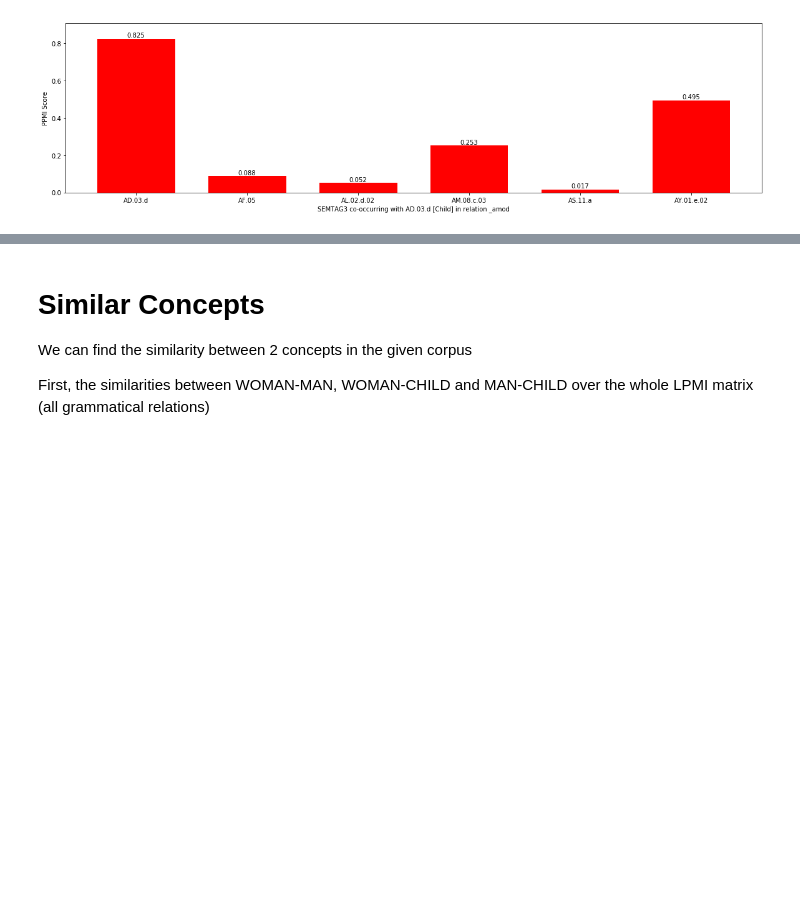
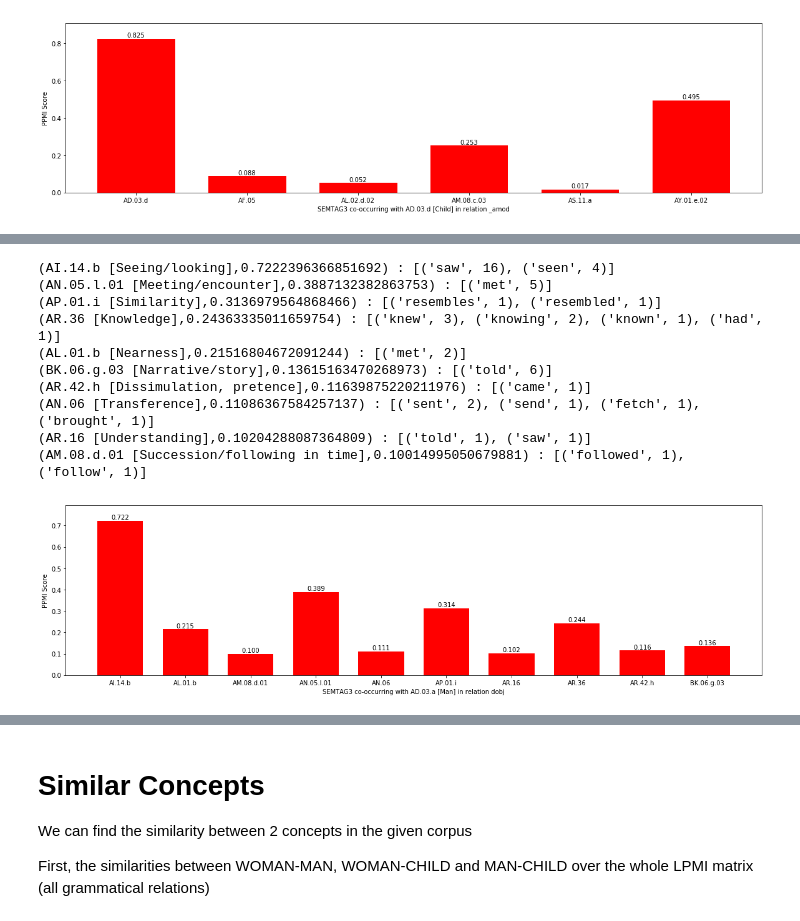
Before and after one commit to julieweeds/samdist, a Jupyter notebook: SamuelsViewer.ipynb, the cells around one changed output, grey strips where cells are left out. Saved outputs shown, nothing was run; the diff lists cells and outputs as text; code cells hidden in the pictures; blank space fills up the shorter version.

```diff
--- a/SamuelsViewer.ipynb
+++ b/SamuelsViewer.ipynb
@@ -163,0 +197,14 @@ fnonl.find_specific_text('AD.03.d','AD.03.d','amod')
+# %%
+m=fnonl.get_top_features('AD.03.a',rel='dobj',displaygraph=True)
+# %% [output]
+(AI.14.b [Seeing/looking],0.7222396366851692) : [('saw', 16), ('seen', 4)]
+(AN.05.l.01 [Meeting/encounter],0.3887132382863753) : [('met', 5)]
+(AP.01.i [Similarity],0.3136979564868466) : [('resembles', 1), ('resembled', 1)]
+(AR.36 [Knowledge],0.24363335011659754) : [('knew', 3), ('knowing', 2), ('known', 1), ('had', 1)]
+(AL.01.b [Nearness],0.21516804672091244) : [('met', 2)]
+(BK.06.g.03 [Narrative/story],0.13615163470268973) : [('told', 6)]
+(AR.42.h [Dissimulation, pretence],0.11639875220211976) : [('came', 1)]
+(AN.06 [Transference],0.11086367584257137) : [('sent', 2), ('send', 1), ('fetch', 1), ('brought', 1)]
+(AR.16 [Understanding],0.10204288087364809) : [('told', 1), ('saw', 1)]
+(AM.08.d.01 [Succession/following in time],0.10014995050679881) : [('followed', 1), ('follow', 1)]
+[figure, added]
```
Also changed, not shown: parts of 36 cells of this notebook, 1 other file.
